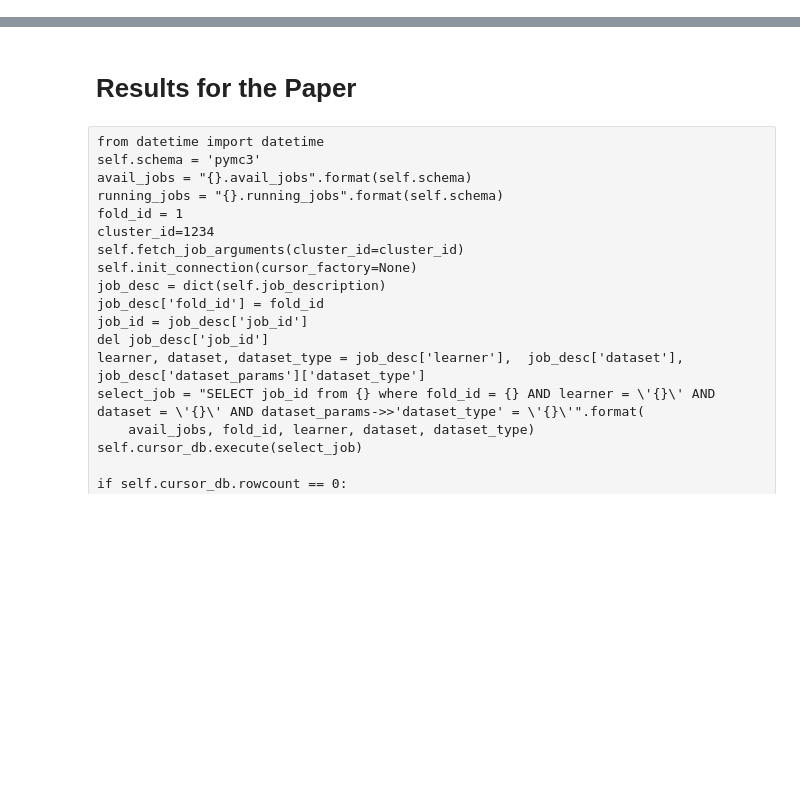
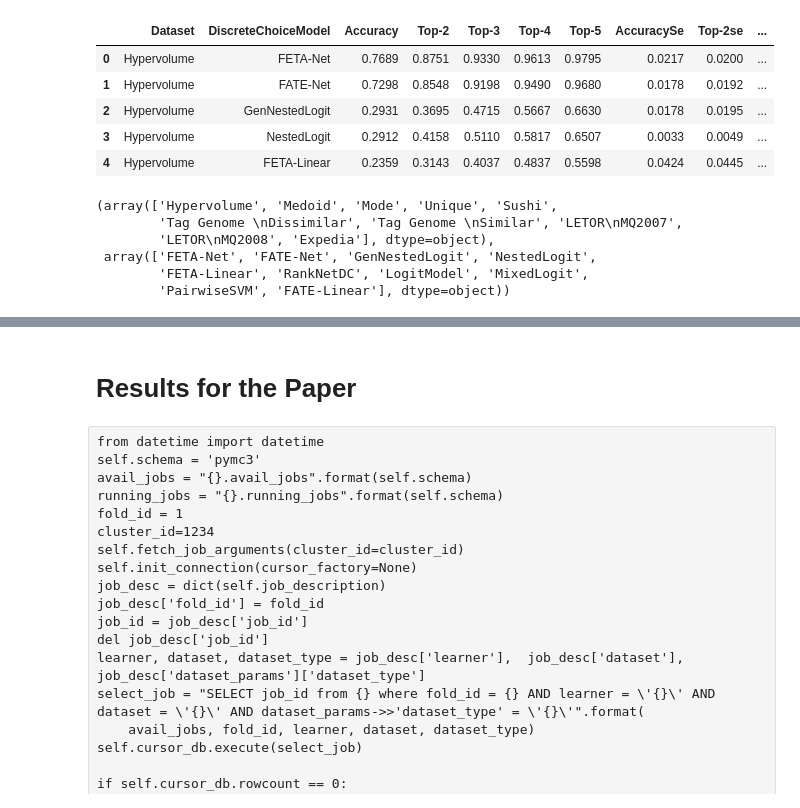
Before and after one commit to kiudee/cs-ranking, a Jupyter notebook: experiments/result_dc.ipynb, the cells around one changed output, grey strips where cells are left out. Saved outputs shown, nothing was run; the diff lists cells and outputs as text; code cells hidden in the pictures; blank space fills up the shorter version.

```diff
--- a/experiments/result_dc.ipynb
+++ b/experiments/result_dc.ipynb
@@ -131,0 +95,34 @@ df
+# %%
+import copy
+from csrank.experiments.constants import PCL, RANDOM_DC
+dataFrame = None
+for dataset in datasets:
+    df = create_final_result(dataset, get_combined_results_plot ,latex_row=False)
+    if dataFrame is None:
+        dataFrame = copy.copy(df)
+    else:
+        dataFrame = dataFrame.append(df, ignore_index=True)
+searchFor = ['Nearest Neighbour', "5 Objects", "Critique", 'Largest', 'Median']
+df = dataFrame[~dataFrame['Dataset'].str.contains('|'.join(searchFor))]
+df.replace(to_replace=r' 10 Objects', value='', regex=True, inplace=True)
+searchFor = [models_dict[PCL], models_dict[RANDOM_DC]]
+df = df[~df[learning_model].str.contains('|'.join(searchFor))]
+df.replace(to_replace=r'Tag Genome ', value='Tag Genome \n', regex=True, inplace=True)
+df.replace(to_replace=r'LETOR ', value='LETOR\n', regex=True, inplace=True)
+df.head()
+# %% [output]
+|  | Dataset | DiscreteChoiceModel | Accuracy | Top-2 | Top-3 | Top-4 | Top-5 | AccuracySe | Top-2se | ... |
+| 0 | Hypervolume | FETA-Net | 0.7689 | 0.8751 | 0.9330 | 0.9613 | 0.9795 | 0.0217 | 0.0200 | ... |
+| 1 | Hypervolume | FATE-Net | 0.7298 | 0.8548 | 0.9198 | 0.9490 | 0.9680 | 0.0178 | 0.0192 | ... |
+| 2 | Hypervolume | GenNestedLogit | 0.2931 | 0.3695 | 0.4715 | 0.5667 | 0.6630 | 0.0178 | 0.0195 | ... |
+| 3 | Hypervolume | NestedLogit | 0.2912 | 0.4158 | 0.5110 | 0.5817 | 0.6507 | 0.0033 | 0.0049 | ... |
+| 4 | Hypervolume | FETA-Linear | 0.2359 | 0.3143 | 0.4037 | 0.4837 | 0.5598 | 0.0424 | 0.0445 | ... |
+# %%
+df.Dataset.unique(), df[learning_model].unique()
+# %% [output]
+(array(['Hypervolume', 'Medoid', 'Mode', 'Unique', 'Sushi',
+        'Tag Genome \nDissimilar', 'Tag Genome \nSimilar', 'LETOR\nMQ2007',
+        'LETOR\nMQ2008', 'Expedia'], dtype=object),
+ array(['FETA-Net', 'FATE-Net', 'GenNestedLogit', 'NestedLogit',
+        'FETA-Linear', 'RankNetDC', 'LogitModel', 'MixedLogit',
+        'PairwiseSVM', 'FATE-Linear'], dtype=object))
```
Also changed, not shown: parts of 20 cells of this notebook, 4 other files.
